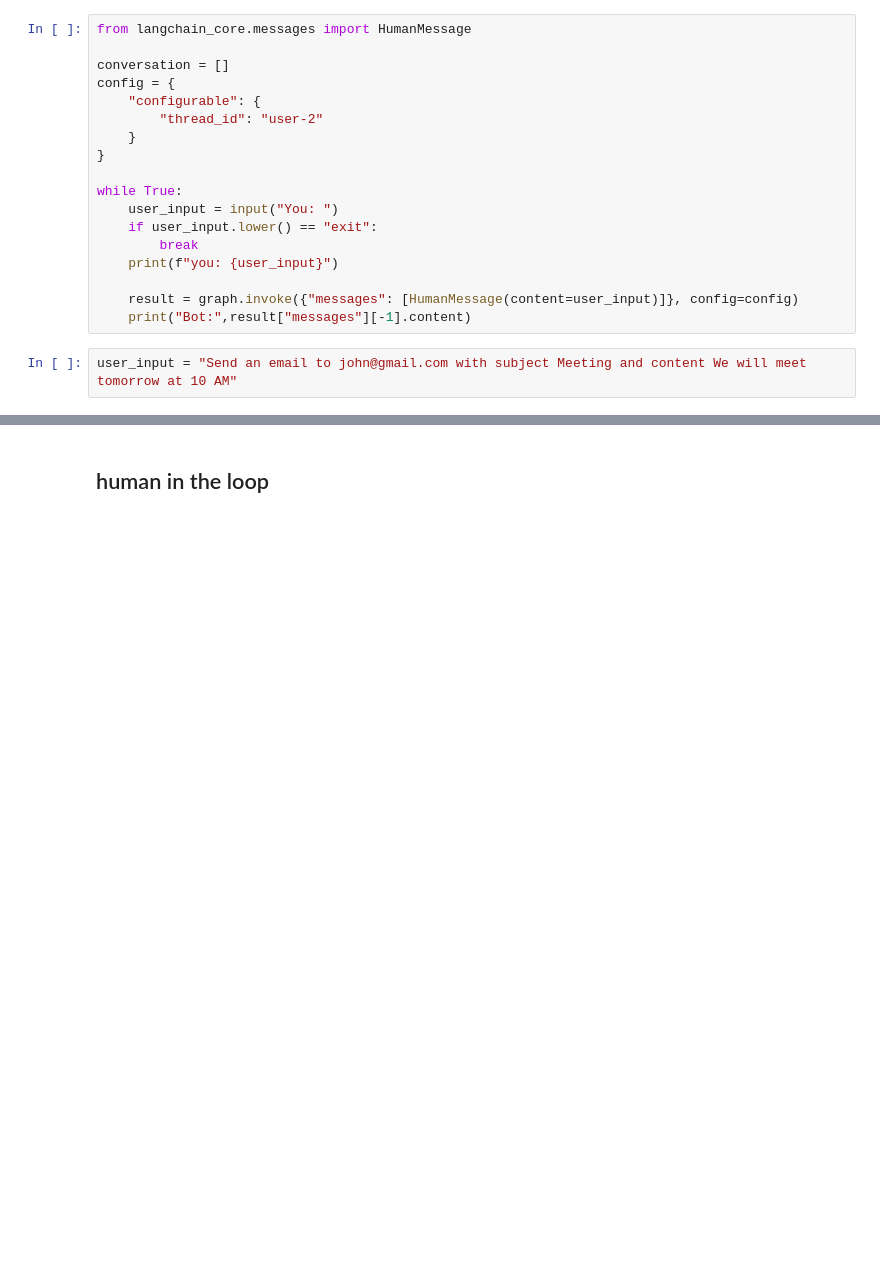
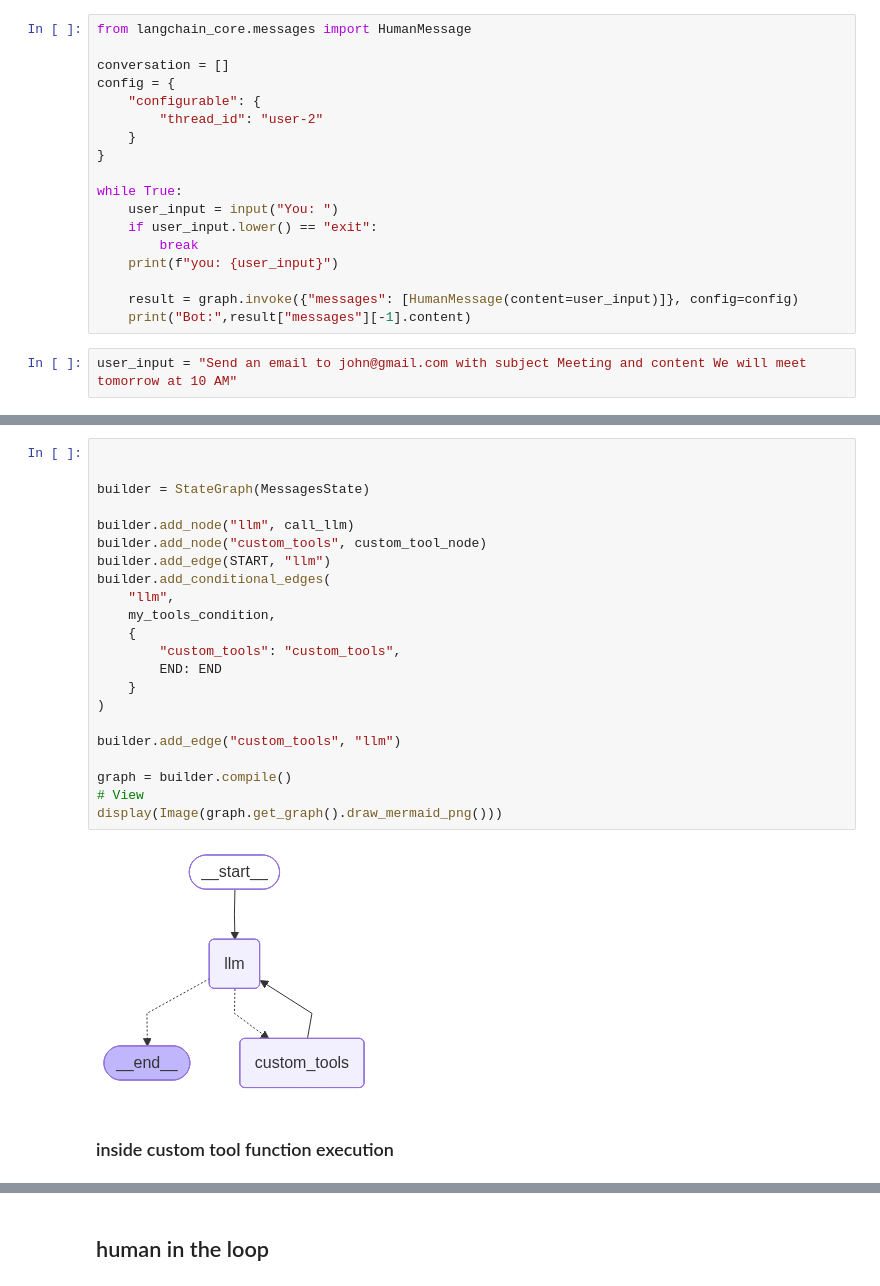
Before and after one commit to manishhnnegi/Langraph-Refresher, a Jupyter notebook: official-langraph-basics/1_langraph/15_0_summary.ipynb, the cells around one changed output, grey strips where cells are left out. Drawn from its saved outputs; the diff is of its cells as text; blank space fills up the shorter version.

```diff
--- a/official-langraph-basics/1_langraph/15_0_summary.ipynb
+++ b/official-langraph-basics/1_langraph/15_0_summary.ipynb
@@ -494,0 +692,26 @@ user_input = "Send an email to john@gmail.com with subject Meeting and content W
+# %%
+
+
+builder = StateGraph(MessagesState)
+
+builder.add_node("llm", call_llm)
+builder.add_node("custom_tools", custom_tool_node)
+builder.add_edge(START, "llm")
+builder.add_conditional_edges(
+    "llm",
+    my_tools_condition,
+    {
+        "custom_tools": "custom_tools",
+        END: END
+    }
+)
+
+builder.add_edge("custom_tools", "llm")
+
+graph = builder.compile()
+# View
+display(Image(graph.get_graph().draw_mermaid_png()))
+# %% [output]
+[figure, added]
+# %% [markdown]
+### inside custom tool function execution
```
Also changed, not shown: parts of 19 cells of this notebook, 19 other files.
